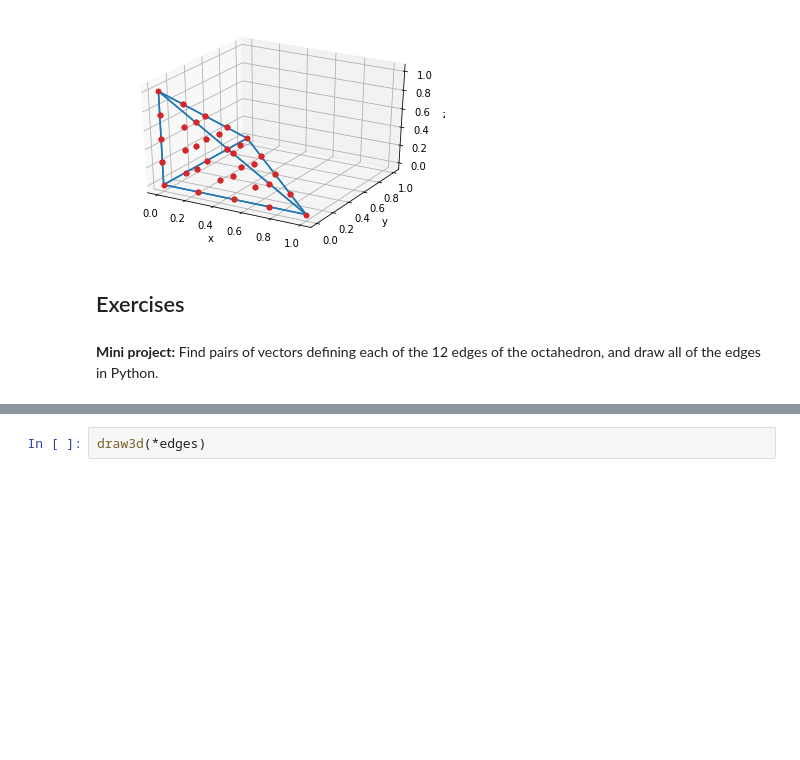
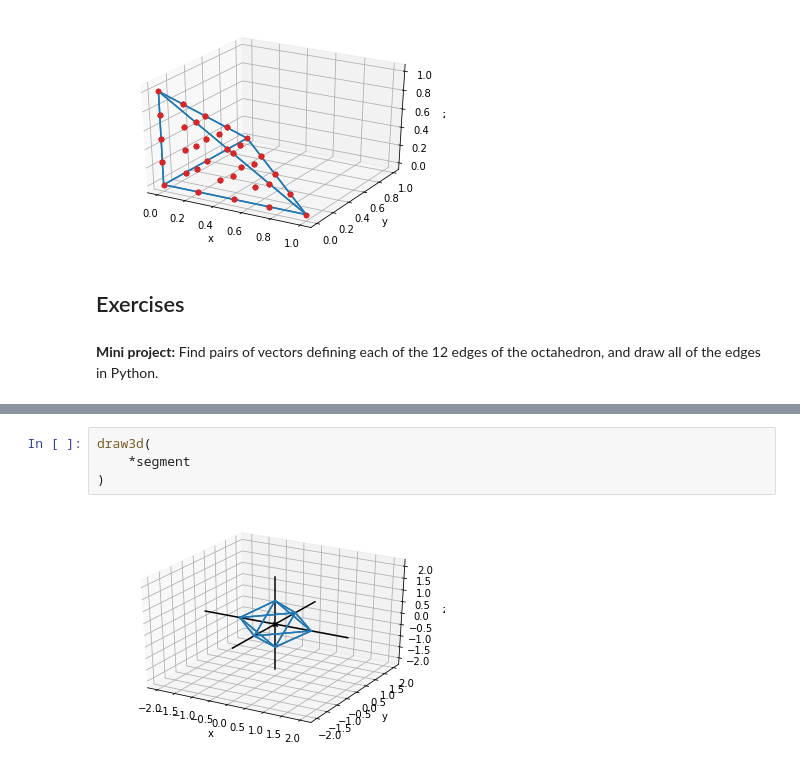
Before and after one commit to saradhimpardha/math_for_programmers, a Jupyter notebook: chapter_03/ch03_exercises.ipynb, the cells around one changed output, grey strips where cells are left out. Saved outputs shown, nothing was run; the diff lists cells and outputs as text; blank space fills up the shorter version.

```diff
--- a/chapter_03/ch03_exercises.ipynb
+++ b/chapter_03/ch03_exercises.ipynb
@@ -777,2 +788,6 @@ for face in octahedron:
 # %%
-draw3d(*edges)
+draw3d(
+    *segment
+)
+# %% [output]
+[figure, added]
```
Also changed, not shown: parts of 7 cells of this notebook.
